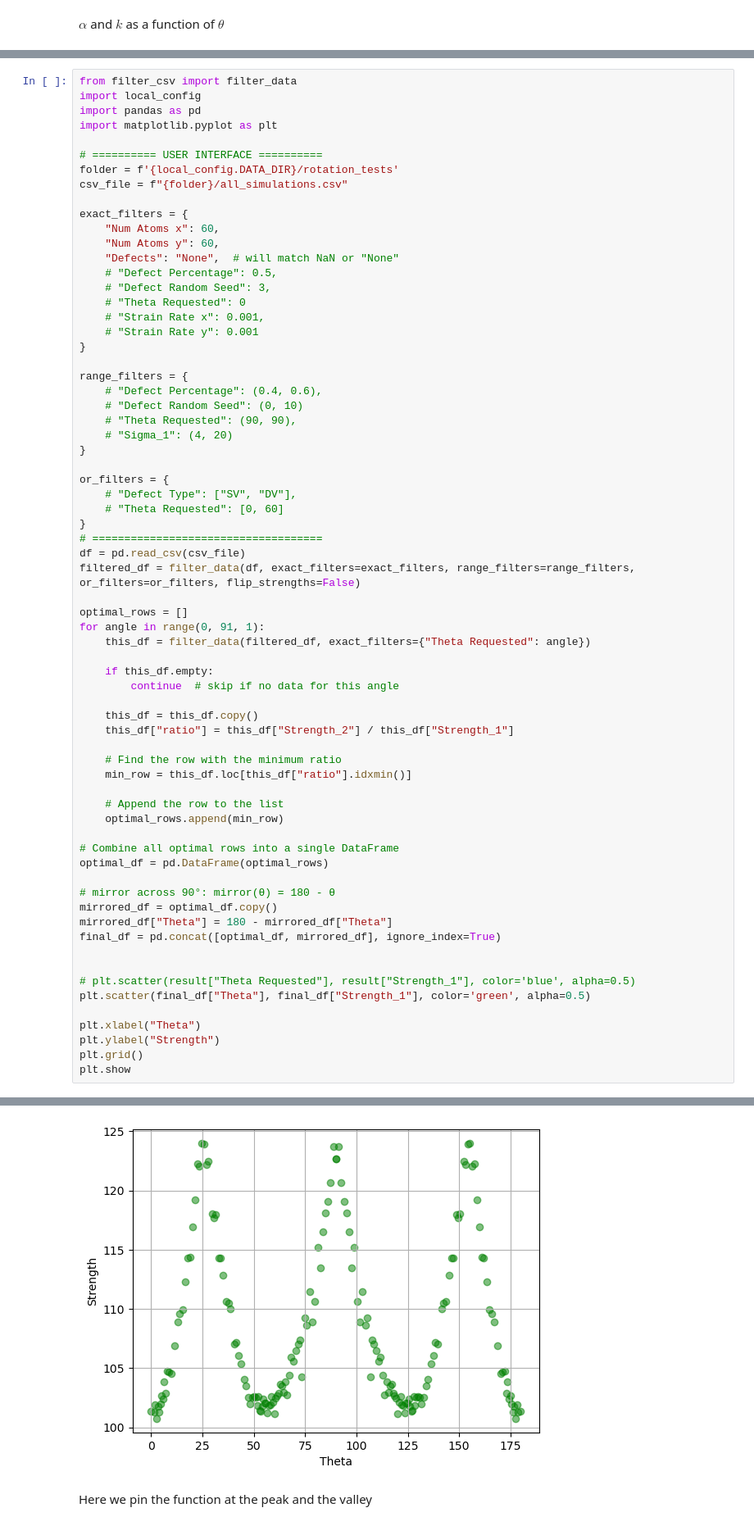
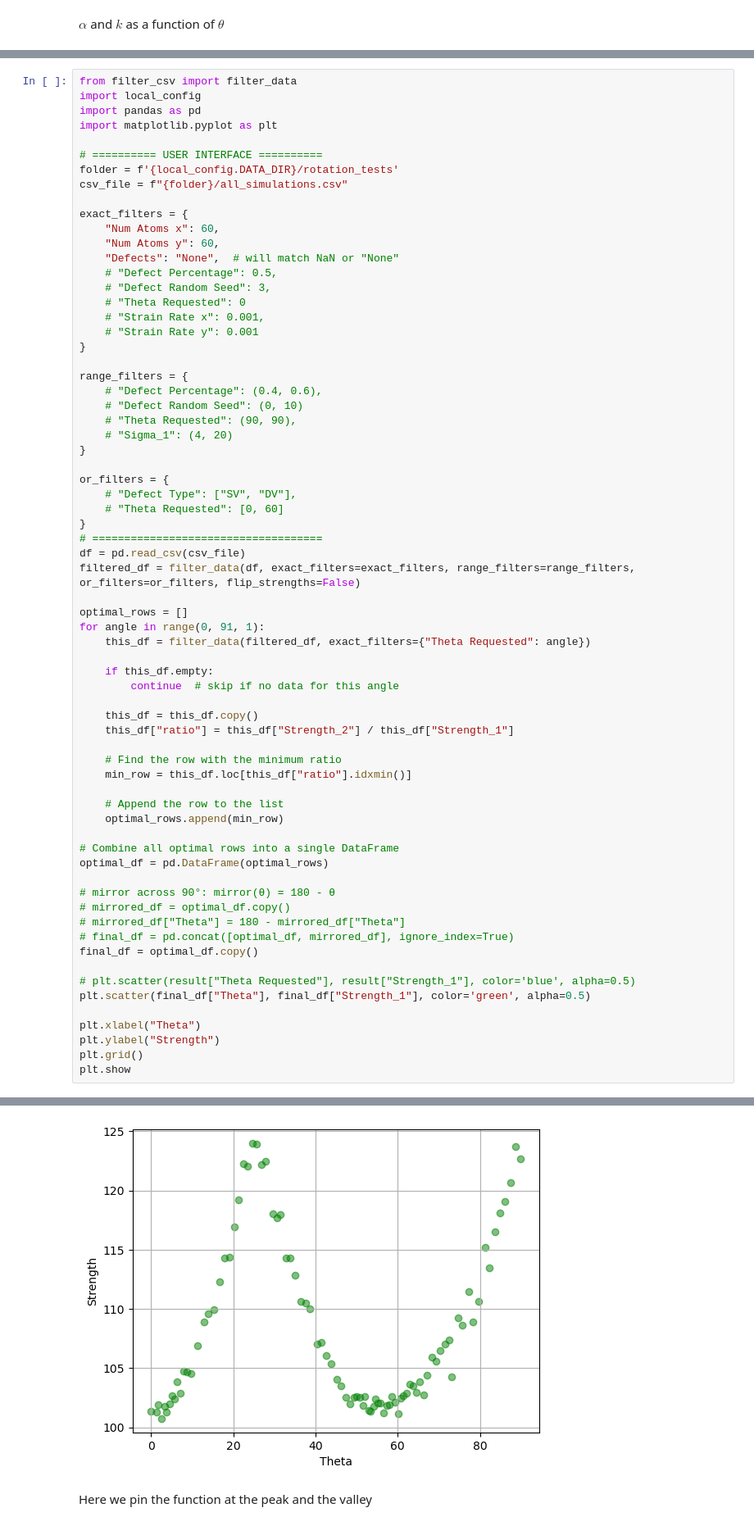
Before and after one commit to abon11/Graphene_Strength_Surface, a Jupyter notebook: sandbox.ipynb, the cells around one changed output, grey strips where cells are left out. Shown at 82% size. Drawn from its saved outputs; the diff is of its cells as text.

```diff
--- a/sandbox.ipynb
+++ b/sandbox.ipynb
@@ -211,38 +211,38 @@ filtered_df = filter_data(df, exact_filters=exact_filters, range_filters=range_f
 optimal_rows = []
 for angle in range(0, 91, 1):
     this_df = filter_data(filtered_df, exact_filters={"Theta Requested": angle})
 
     if this_df.empty:
         continue  # skip if no data for this angle
 
     this_df = this_df.copy()
     this_df["ratio"] = this_df["Strength_2"] / this_df["Strength_1"]
 
     # Find the row with the minimum ratio
     min_row = this_df.loc[this_df["ratio"].idxmin()]
 
     # Append the row to the list
     optimal_rows.append(min_row)
 
 # Combine all optimal rows into a single DataFrame
 optimal_df = pd.DataFrame(optimal_rows)
 
 # mirror across 90°: mirror(θ) = 180 - θ
-mirrored_df = optimal_df.copy()
-mirrored_df["Theta"] = 180 - mirrored_df["Theta"]
-final_df = pd.concat([optimal_df, mirrored_df], ignore_index=True)
-
+# mirrored_df = optimal_df.copy()
+# mirrored_df["Theta"] = 180 - mirrored_df["Theta"]
+# final_df = pd.concat([optimal_df, mirrored_df], ignore_index=True)
+final_df = optimal_df.copy()
 
 # plt.scatter(result["Theta Requested"], result["Strength_1"], color='blue', alpha=0.5)
 plt.scatter(final_df["Theta"], final_df["Strength_1"], color='green', alpha=0.5)
 
 plt.xlabel("Theta")
 plt.ylabel("Strength")
 plt.grid()
 plt.show
 # %% [output]
 <function matplotlib.pyplot.show(close=None, block=None)>
-[figure, old version]
+[figure, new version]
 # %% [markdown]
 Here we pin the function at the peak and the valley
 # %%
```
Also changed, not shown: parts of 5 cells of this notebook, 2 other files.
